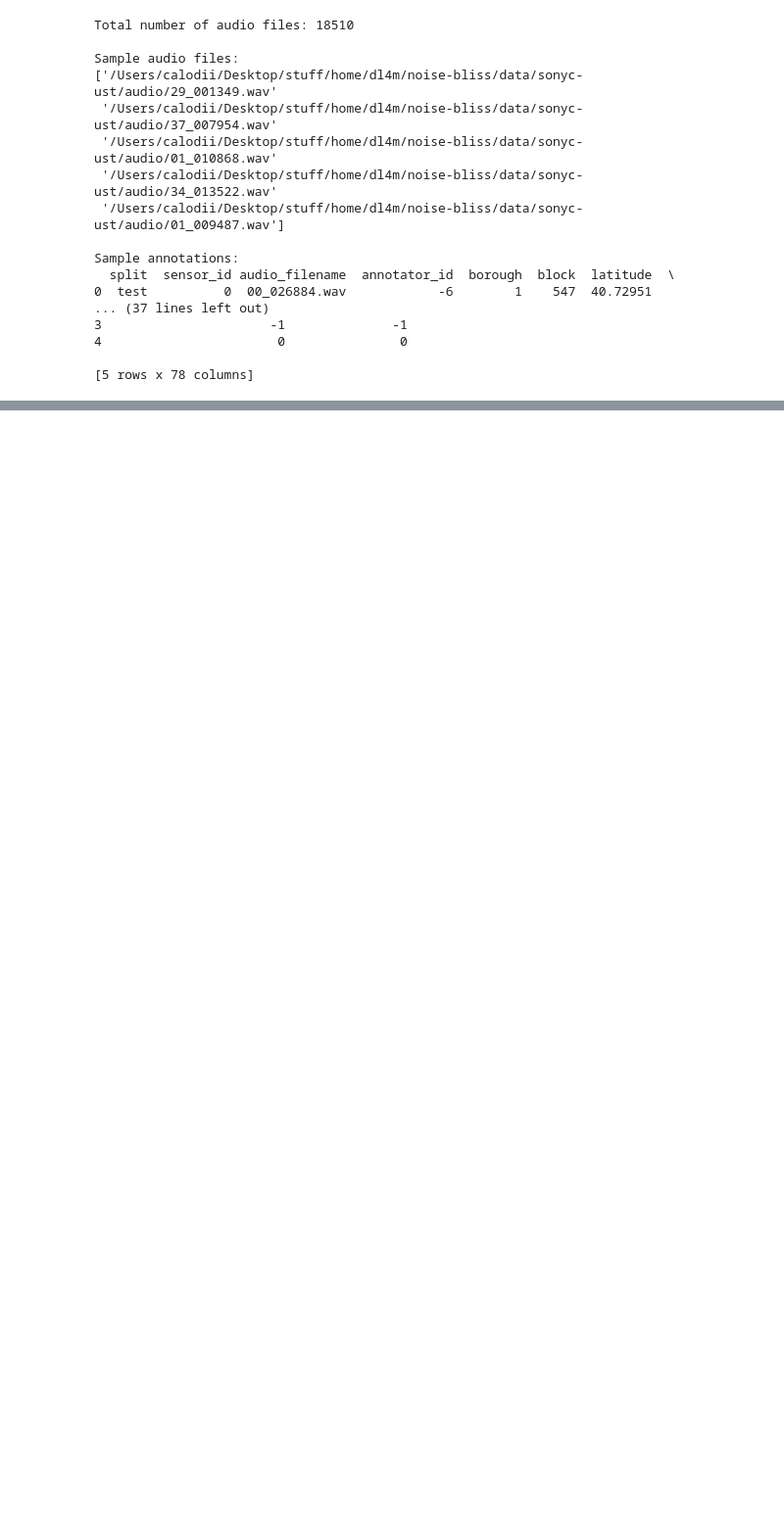
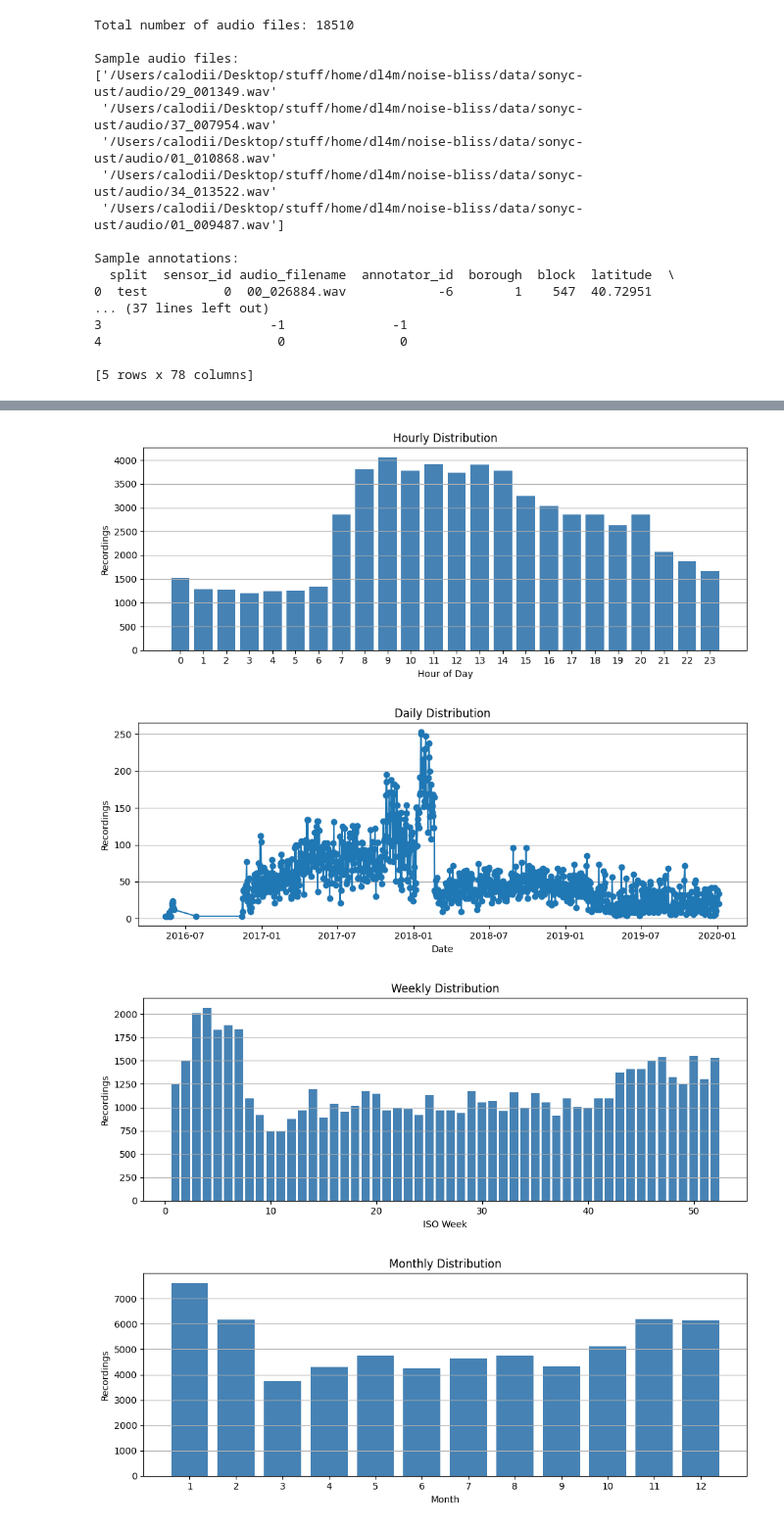
Before and after one commit to calanuzao/noise-bliss, a Jupyter notebook: main.ipynb, the cells around one changed output, grey strips where cells are left out. Shown at 98% size. Saved outputs shown, nothing was run; the diff lists cells and outputs as text; code cells hidden in the pictures; blank space fills up the shorter version.

```diff
--- a/main.ipynb
+++ b/main.ipynb
@@ -55,0 +100,9 @@ Sample annotations:
+# %%
+# plotting temporal data
+annotations_df = u.construct_datetime(annotations_df)
+u.compute_and_plot_distributions(annotations_df)
+# %% [output]
+[figure, added]
+[figure, added]
+[figure, added]
+[figure, added]
```
Also changed, not shown: parts of 10 cells of this notebook, 4 other files.
